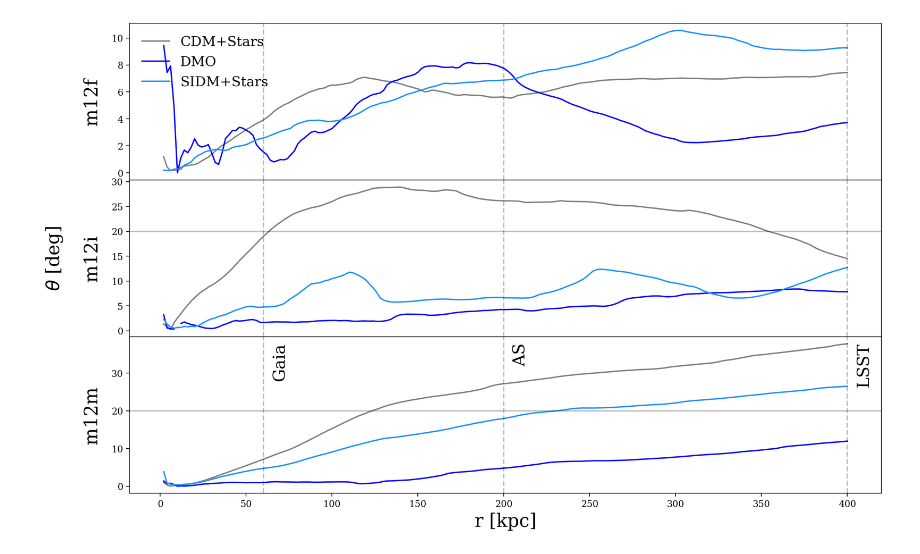
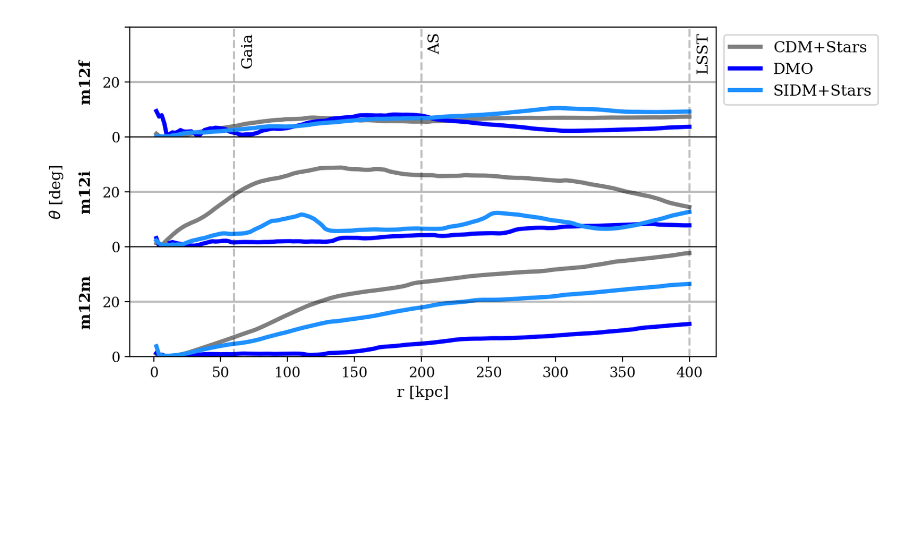
Before and after one commit to jaybaptista/latte_orientations, a Jupyter notebook: _plot_obliquityAngles_SIDM_DMO.ipynb, the cells around one changed output. Saved outputs shown, nothing was run; the diff lists cells and outputs as text; code cells hidden in the pictures; blank space fills up the shorter version.

Commit message:
adj figures

```diff
--- a/_plot_obliquityAngles_SIDM_DMO.ipynb
+++ b/_plot_obliquityAngles_SIDM_DMO.ipynb
@@ -15,7 +15,7 @@ m12i_data_SIDM = pd.read_hdf('_data_obliquityAngles_z0_SIDM_m12i.h5')
 m12f_data_SIDM = pd.read_hdf('_data_obliquityAngles_z0_SIDM_m12f.h5')
 m12m_data_SIDM = pd.read_hdf('_data_obliquityAngles_z0_SIDM_m12m.h5')
 # %%
-fig, ax = plt.subplots(3, dpi = 200, figsize = (12, 8), sharex=True)
+fig, ax = plt.subplots(3, dpi = 200, figsize = (8, 4), sharex=True)
 
 r = np.arange(2, 402, step = 2)
 
@@ -23,57 +23,63 @@ ax_f, ax_i, ax_m = ax
 
 
 ax_f.plot(r, m12f_data['angle'],
-         ms=2, c='k', alpha=.5,  label='CDM+Stars')
+         ms=2, c='k', alpha=.5,  label='CDM+Stars', lw=3)
 
 ax_f.plot(r, m12f_data_DMO['angle'],
-         ms=2, c='blue',  label='DMO')
+         ms=2, c='blue',  label='DMO', lw=3)
 
 ax_f.plot(r, m12f_data_SIDM['angle'],
-         ms=2, c='dodgerblue',  label='SIDM+Stars')
+         ms=2, c='dodgerblue',  label='SIDM+Stars', lw=3)
 
 ax_i.plot(r, m12i_data['angle'],
-         ms=2, c='k', alpha=.5,  label='m12i')
+         ms=2, c='k', alpha=.5,  label='m12i', lw=3)
 
 ax_i.plot(r, m12i_data_DMO['angle'],
-         ms=2, c='blue',  label='m12i')
+         ms=2, c='blue',  label='m12i', lw=3)
 
 ax_i.plot(r, m12i_data_SIDM['angle'],
-         ms=2, c='dodgerblue',  label='m12i')
+         ms=2, c='dodgerblue',  label='m12i', lw=3)
 
 ax_m.plot(r, m12m_data['angle'],
-         ms=2, c='k', alpha=.5,  label='m12m')
+         ms=2, c='k', alpha=.5,  label='m12m', lw=3)
 
 ax_m.plot(r, m12m_data_DMO['angle'],
-         ms=2, c='blue',  label='m12m')
+         ms=2, c='blue',  label='m12m', lw=3)
 
 ax_m.plot(r, m12m_data_SIDM['angle'],
-         ms=2, c='dodgerblue',  label='m12m')
+         ms=2, c='dodgerblue',  label='m12m', lw=3)
 
-ax_f.legend(loc = 'upper left', frameon=False, prop={'size': 15})
+ax_f.legend(loc = 'upper left', prop={'size': 11}, bbox_to_anchor=(1., 1))
 
+ax_f.axhline(20, c='k', alpha=.25)
 ax_i.axhline(20, c='k', alpha=.25)
 ax_m.axhline(20, c='k', alpha=.25)
 
+ax_f.set_yticklabels([0, 20])
+ax_i.set_yticklabels([0, 20])
+ax_m.set_yticklabels([0, 20])
+
 for ax_k in ax:
+    ax_k.set_ylim(0,40)
     ax_k.axvline(60, alpha=.25, c='k', ls='--')
     ax_k.axvline(200, alpha=.25, c='k', ls='--')
     ax_k.axvline(400, alpha=.25, c='k', ls='--')
 
 
-ax_m.text(65, 38, 'Gaia', rotation=90, size=18, va='top')
-ax_m.text(205, 38, 'AS', rotation=90, size=18, va='top')
-ax_m.text(405, 38, 'LSST', rotation=90, size=18, va='top')
+ax_f.text(65, 38, 'Gaia', rotation=90, size=11, va='top')
+ax_f.text(205, 38, 'AS', rotation=90, size=11, va='top')
+ax_f.text(405, 38, 'LSST', rotation=90, size=11, va='top')
 
-ax_m.set_xlabel('r [kpc]', size=20)
+ax_m.set_xlabel('r [kpc]', size=11)
 
-fig.text(-.05, .5, 'm12f', transform=ax_f.transAxes, rotation=90, ha='center', va='center', size = 20)
-fig.text(-.05, .5, 'm12i', transform=ax_i.transAxes, rotation=90, ha='center', va='center', size = 20)
-fig.text(-.1, .5, '$\\theta$ [deg]', transform=ax_i.transAxes, rotation=90, ha='center', va='center', size = 20)
-fig.text(-.05, .5, 'm12m', transform=ax_m.transAxes, rotation=90, ha='center', va='center', size = 20)
+fig.text(-.075, .5, 'm12f', transform=ax_f.transAxes, rotation=90, ha='center', va='center', size = 11, fontweight='bold')
+fig.text(-.075, .5, 'm12i', transform=ax_i.transAxes, rotation=90, ha='center', va='center', size = 11, fontweight='bold')
+fig.text(-.125, .5, '$\\theta$ [deg]', transform=ax_i.transAxes, rotation=90, ha='center', va='center', size = 11)
+fig.text(-.075, .5, 'm12m', transform=ax_m.transAxes, rotation=90, ha='center', va='center', size = 11, fontweight='bold')
 
 fig.tight_layout()
 fig.subplots_adjust(hspace=0)
 plt.savefig('obliquityAngles_z0_SIDM_DMO.pdf', bbox_inches='tight')
 plt.show()
 # %% [output]
-[figure, old version]
+[figure, new version]
```
Also changed, not shown: parts of 1 cell of this notebook, 11 other files.
